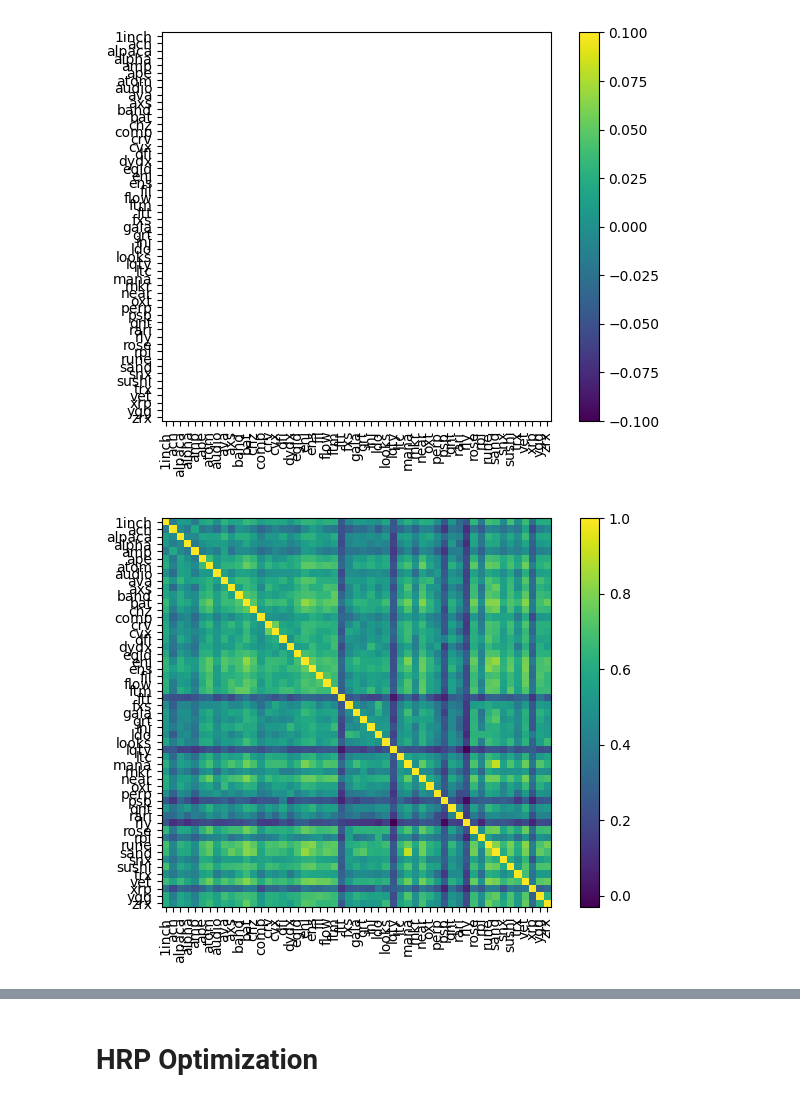
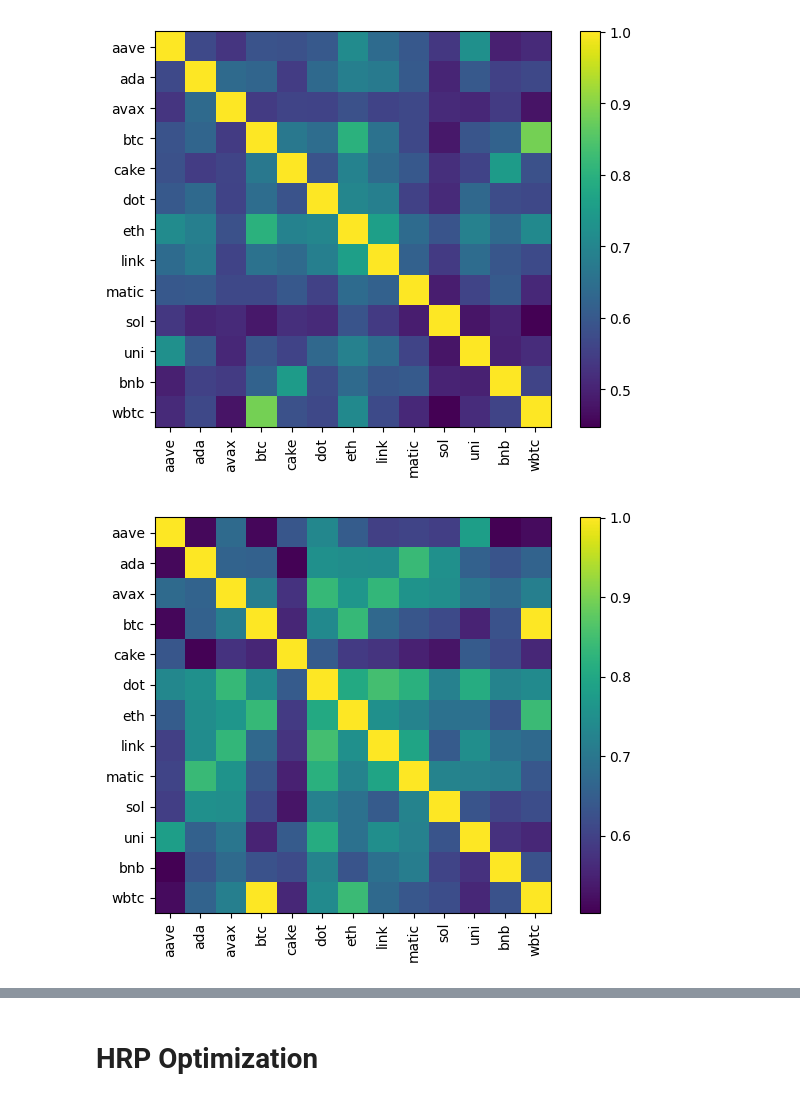
Before and after one commit to arguiot/portfolio, a Jupyter notebook: portfolio.ipynb, the cells around one changed output, grey strips where cells are left out. Saved outputs shown, nothing was run; the diff lists cells and outputs as text; code cells hidden in the pictures.

```diff
--- a/portfolio.ipynb
+++ b/portfolio.ipynb
@@ -10,7 +10,7 @@ import pypfopt
 from pypfopt import risk_models, plotting
 # %%
 asset_list = get_tickers()
-df = get_historical_prices_for_assets(asset_list['medium_risk_tickers'], time_range=timedelta(days=365 * 3))
+df = get_historical_prices_for_assets(asset_list['high_risk_tickers'], time_range=timedelta(days=365 * 3))
 # Print comprehensive statistical summary
 df
 # %% [output]
@@ -60,14 +56,14 @@ pd.DataFrame(df).corr()
 # %%
-past_df, future_df = df.iloc[:-250], df.iloc[-250:]
+past_df, future_df = df.iloc[:-100], df.iloc[-100:]
 future_cov = risk_models.sample_cov(future_df)
+sample_cov = risk_models.sample_cov(past_df)
 
-sample_cov = risk_models.sample_cov(past_df)
 plotting.plot_covariance(sample_cov, plot_correlation=True)
 plotting.plot_covariance(future_cov, plot_correlation=True)
 plt.show()
 # %% [output]
-[figure, old version]
+[figure, new version]
-[figure, old version]
+[figure, new version]
 # %%
 rets = expected_returns(df)
 rets.tail()
```
Also changed, not shown: parts of 13 cells of this notebook, 1 other file.
